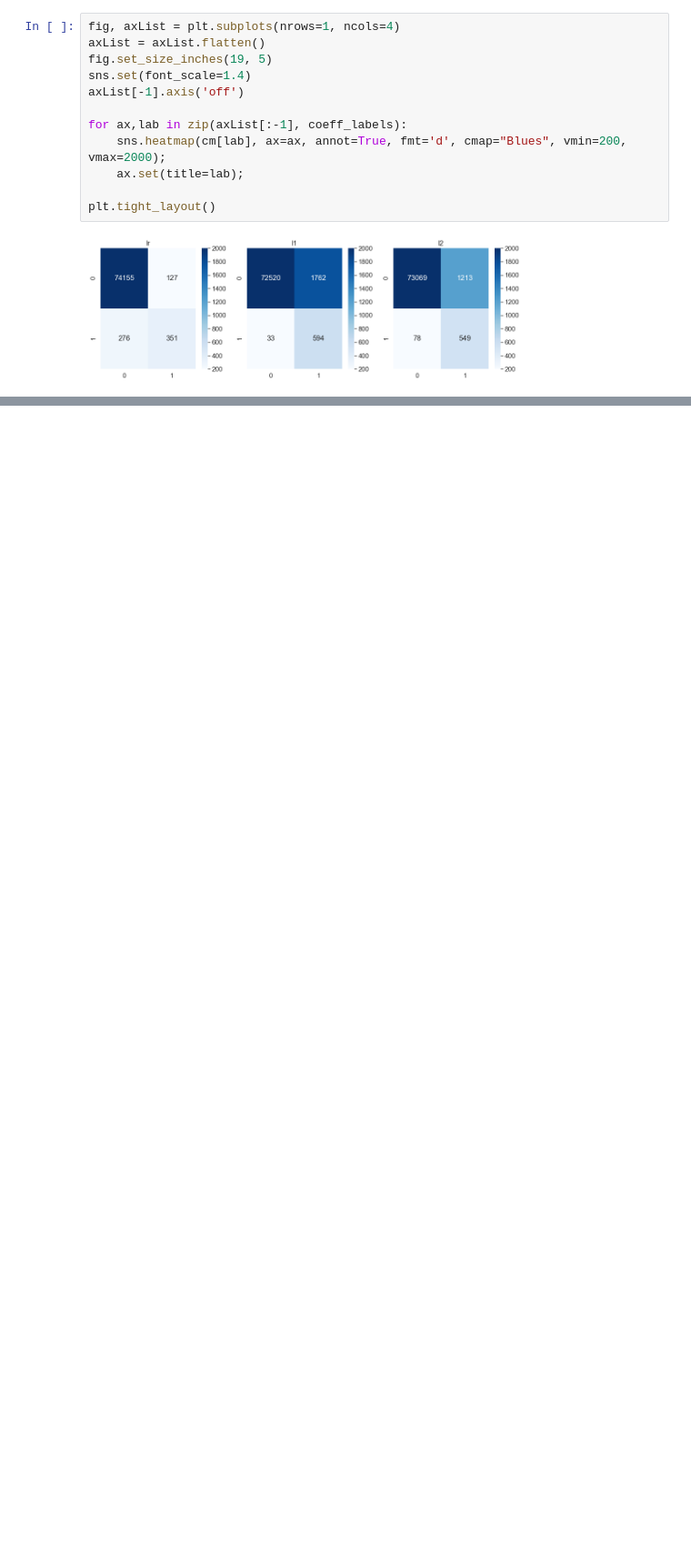
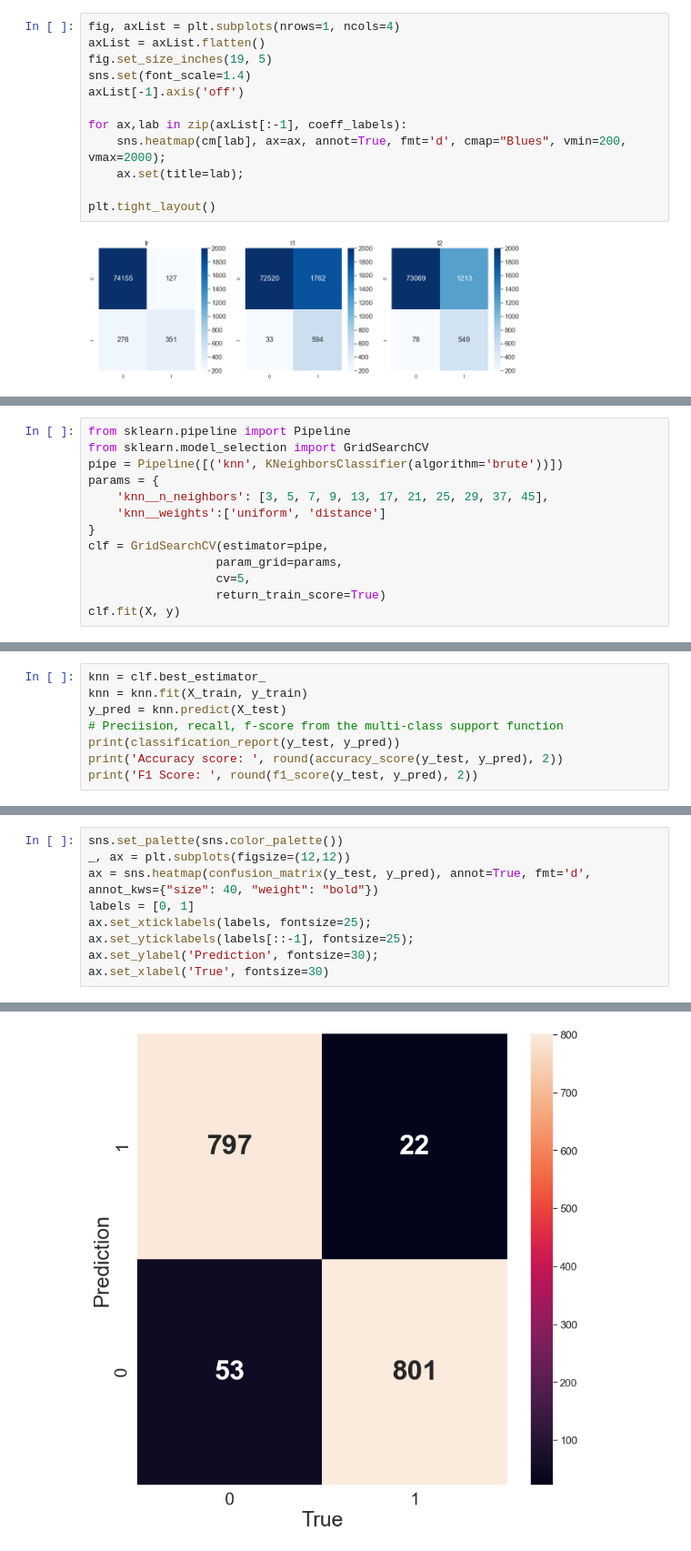
Before and after one commit to khairy84/Logistic-Regression-for-Abu-Dhabi-Traffic-Accident-Data, a Jupyter notebook: Untitled.ipynb, the cells around one changed output, grey strips where cells are left out. Shown at 91% size. Cells and saved outputs as stored; diff of their text form; blank space fills up the shorter version.

```diff
--- a/Untitled.ipynb
+++ b/Untitled.ipynb
@@ -458,0 +613,13 @@ plt.tight_layout()
+# %%
+from sklearn.pipeline import Pipeline
+from sklearn.model_selection import GridSearchCV
+pipe = Pipeline([('knn', KNeighborsClassifier(algorithm='brute'))])
+params = {
+    'knn__n_neighbors': [3, 5, 7, 9, 13, 17, 21, 25, 29, 37, 45],
+    'knn__weights':['uniform', 'distance']
+}
+clf = GridSearchCV(estimator=pipe,
+                  param_grid=params,
+                  cv=5,
+                  return_train_score=True)
+clf.fit(X, y)
@@ -458,0 +638,8 @@ plt.tight_layout()
+# %%
+knn = clf.best_estimator_
+knn = knn.fit(X_train, y_train)
+y_pred = knn.predict(X_test)
+# Preciision, recall, f-score from the multi-class support function
+print(classification_report(y_test, y_pred))
+print('Accuracy score: ', round(accuracy_score(y_test, y_pred), 2))
+print('F1 Score: ', round(f1_score(y_test, y_pred), 2))
@@ -458,0 +658,10 @@ plt.tight_layout()
+# %%
+sns.set_palette(sns.color_palette())
+_, ax = plt.subplots(figsize=(12,12))
+ax = sns.heatmap(confusion_matrix(y_test, y_pred), annot=True, fmt='d', annot_kws={"size": 40, "weight": "bold"})
+labels = [0, 1]
+ax.set_xticklabels(labels, fontsize=25);
+ax.set_yticklabels(labels[::-1], fontsize=25);
+ax.set_ylabel('Prediction', fontsize=30);
+ax.set_xlabel('True', fontsize=30)
+# %% [output]
@@ -458,0 +669 @@ plt.tight_layout()
+[figure, added]
```
Also changed, not shown: parts of 48 cells of this notebook.
